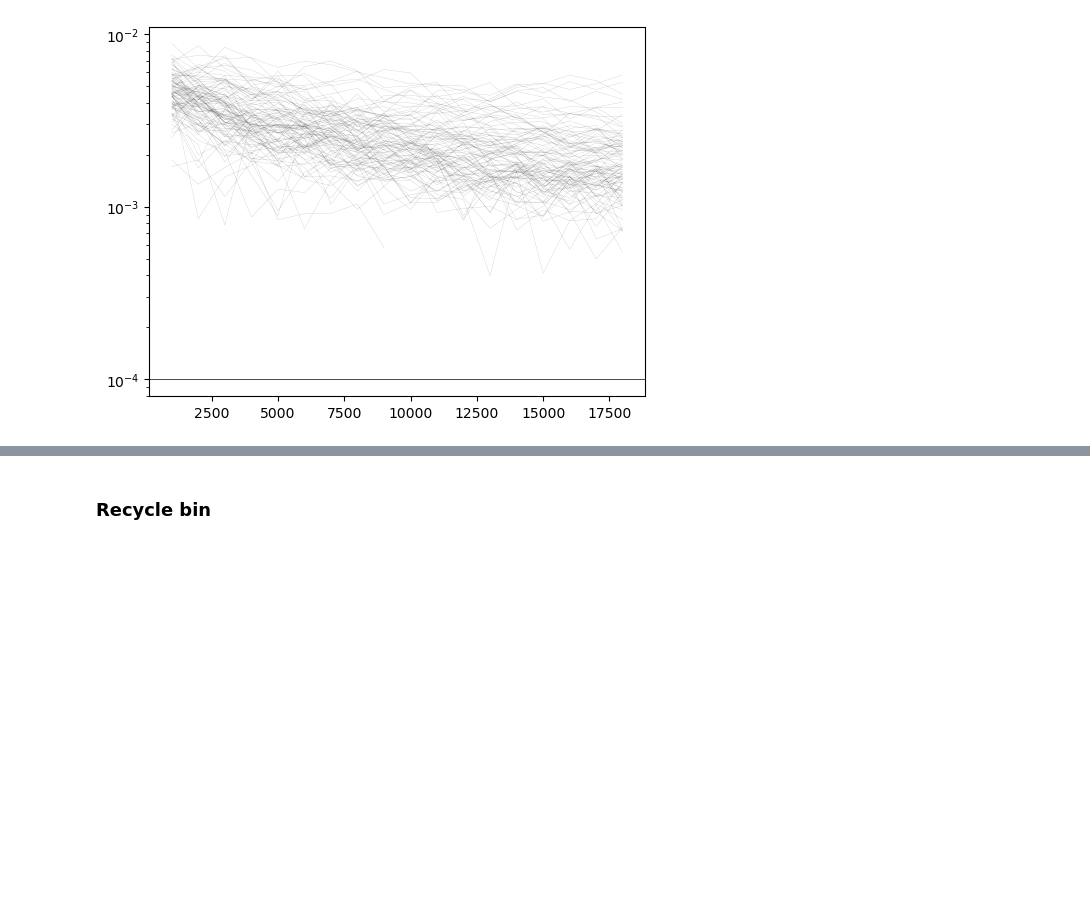
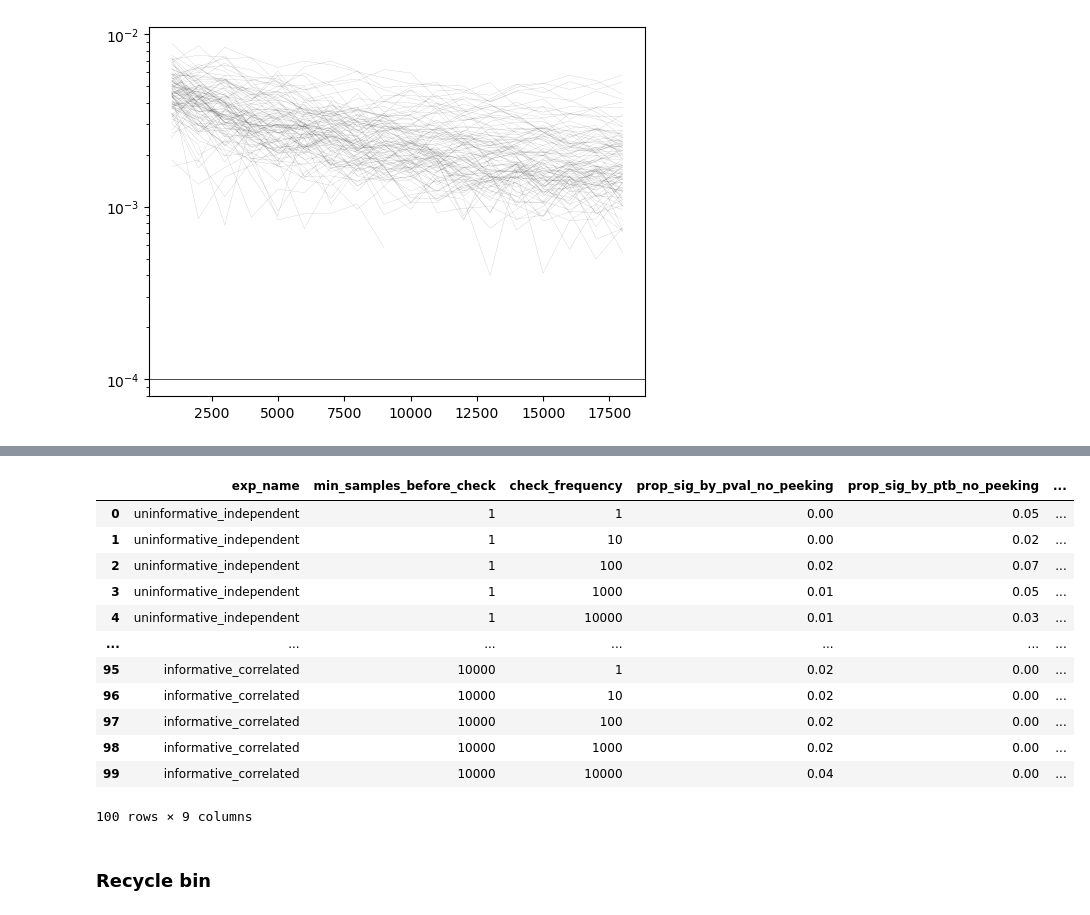
Before and after one commit to sanmayshelat/learn-bayes, a Jupyter notebook: optional_stopping.ipynb, the cells around one changed output, grey strips where cells are left out. Saved outputs shown, nothing was run; the diff lists cells and outputs as text; code cells hidden in the pictures; blank space fills up the shorter version.

Commit message:
trying to add the full simulation again

```diff
--- a/optional_stopping.ipynb
+++ b/optional_stopping.ipynb
@@ -294,0 +282,4 @@ plt.show()
+# %%
+PVAL_THRESHOLD = 0.05
+PTB_THRESHOLD = 0.95 # TODO: Make this a two-sided test or make the other one, one-sided.
+LOSS_THRESHOLD = -1e-4
@@ -294,0 +356,16 @@ plt.show()
+# %%
+simulation_scenario_df
+# %% [output]
+|  | exp_name | min_samples_before_check | check_frequency | prop_sig_by_pval_no_peeking | prop_sig_by_ptb_no_peeking | ... |
+| 0 | uninformative_independent | 1 | 1 | 0.00 | 0.05 | ... |
+| 1 | uninformative_independent | 1 | 10 | 0.00 | 0.02 | ... |
+| 2 | uninformative_independent | 1 | 100 | 0.02 | 0.07 | ... |
+| 3 | uninformative_independent | 1 | 1000 | 0.01 | 0.05 | ... |
+| 4 | uninformative_independent | 1 | 10000 | 0.01 | 0.03 | ... |
+| ... | ... | ... | ... | ... | ... | ... |
+| 95 | informative_correlated | 10000 | 1 | 0.02 | 0.00 | ... |
+| 96 | informative_correlated | 10000 | 10 | 0.02 | 0.00 | ... |
+| 97 | informative_correlated | 10000 | 100 | 0.02 | 0.00 | ... |
+| 98 | informative_correlated | 10000 | 1000 | 0.02 | 0.00 | ... |
+| 99 | informative_correlated | 10000 | 10000 | 0.04 | 0.00 | ... |
+100 rows × 9 columns
```
Also changed, not shown: parts of 16 cells of this notebook.
